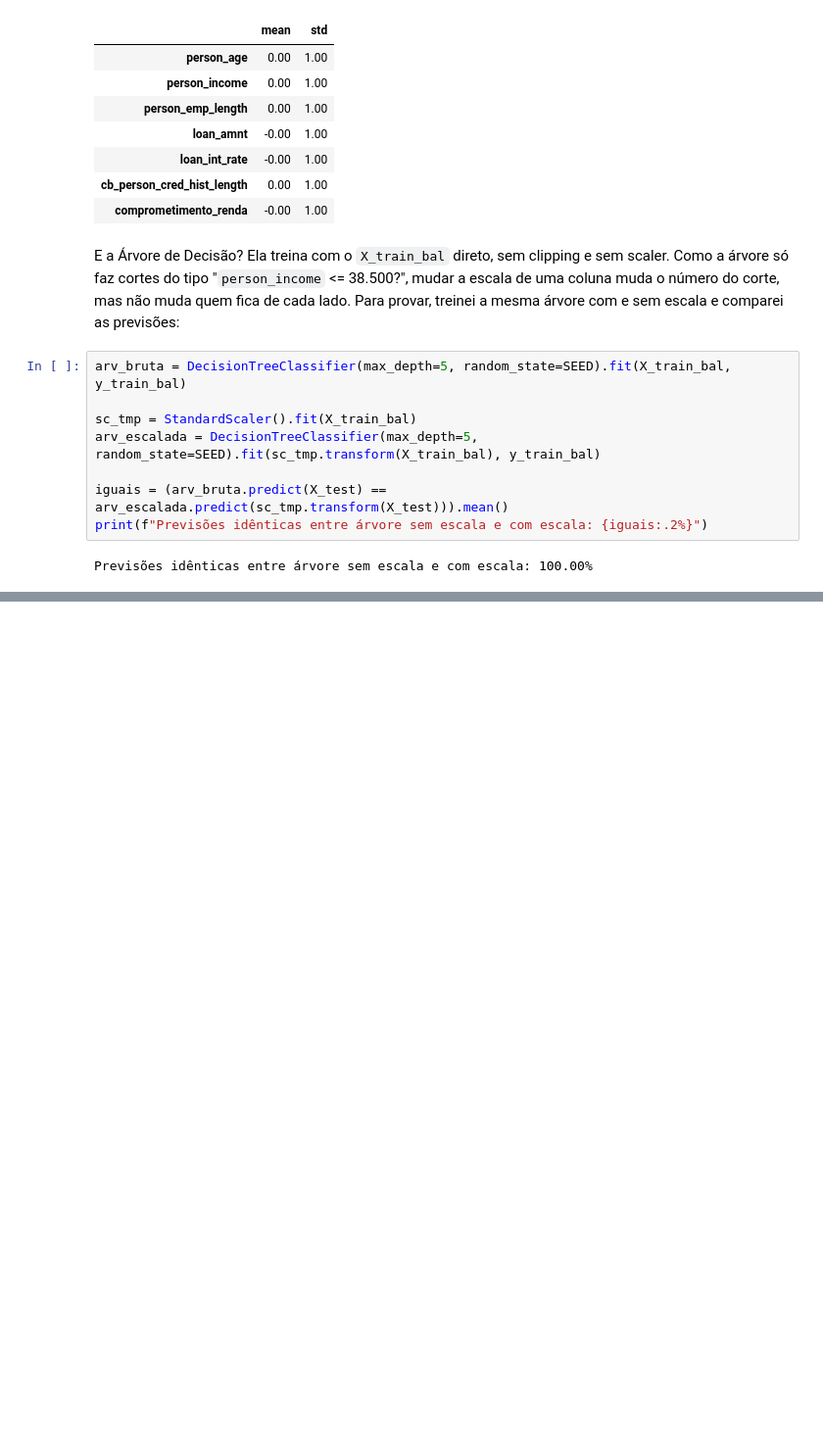
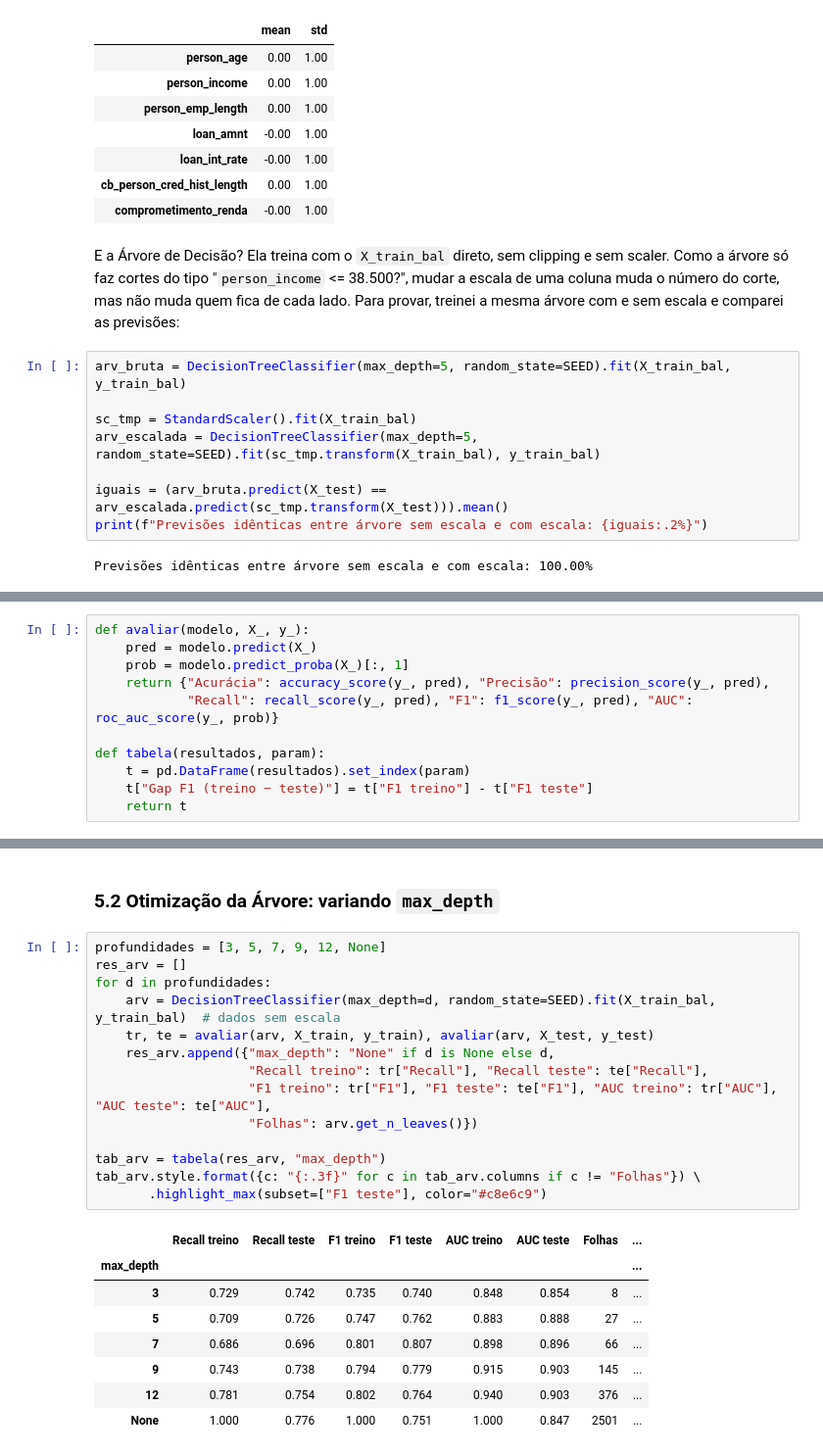
Before and after one commit to PaulaKinder/Machine-Learning-e-Visao-Computacional-T3-Projeto-Avaliativo-Modulo-1-, a Jupyter notebook: risco_credito.ipynb, the cells around one changed output, grey strips where cells are left out. Shown at 98% size. Drawn from its saved outputs; the diff is of its cells as text; blank space fills up the shorter version.

```diff
--- a/risco_credito.ipynb
+++ b/risco_credito.ipynb
@@ -541,0 +552,11 @@ Previsões idênticas entre árvore sem escala e com escala: 100.00%
+# %%
+def avaliar(modelo, X_, y_):
+    pred = modelo.predict(X_)
+    prob = modelo.predict_proba(X_)[:, 1]
+    return {"Acurácia": accuracy_score(y_, pred), "Precisão": precision_score(y_, pred),
+            "Recall": recall_score(y_, pred), "F1": f1_score(y_, pred), "AUC": roc_auc_score(y_, prob)}
+
+def tabela(resultados, param):
+    t = pd.DataFrame(resultados).set_index(param)
+    t["Gap F1 (treino − teste)"] = t["F1 treino"] - t["F1 teste"]
+    return t
@@ -541,0 +585,25 @@ Previsões idênticas entre árvore sem escala e com escala: 100.00%
+# %% [markdown]
+### 5.2 Otimização da Árvore: variando `max_depth`
+# %%
+profundidades = [3, 5, 7, 9, 12, None]
+res_arv = []
+for d in profundidades:
+    arv = DecisionTreeClassifier(max_depth=d, random_state=SEED).fit(X_train_bal, y_train_bal)  # dados sem escala
+    tr, te = avaliar(arv, X_train, y_train), avaliar(arv, X_test, y_test)
+    res_arv.append({"max_depth": "None" if d is None else d,
+                    "Recall treino": tr["Recall"], "Recall teste": te["Recall"],
+                    "F1 treino": tr["F1"], "F1 teste": te["F1"], "AUC treino": tr["AUC"], "AUC teste": te["AUC"],
+                    "Folhas": arv.get_n_leaves()})
+
+tab_arv = tabela(res_arv, "max_depth")
+tab_arv.style.format({c: "{:.3f}" for c in tab_arv.columns if c != "Folhas"}) \
+       .highlight_max(subset=["F1 teste"], color="#c8e6c9")
+# %% [output]
+|  | Recall treino | Recall teste | F1 treino | F1 teste | AUC treino | AUC teste | Folhas | ... |
+| max_depth |  |  |  |  |  |  |  | ... |
+| 3 | 0.729 | 0.742 | 0.735 | 0.740 | 0.848 | 0.854 | 8 | ... |
+| 5 | 0.709 | 0.726 | 0.747 | 0.762 | 0.883 | 0.888 | 27 | ... |
+| 7 | 0.686 | 0.696 | 0.801 | 0.807 | 0.898 | 0.896 | 66 | ... |
+| 9 | 0.743 | 0.738 | 0.794 | 0.779 | 0.915 | 0.903 | 145 | ... |
+| 12 | 0.781 | 0.754 | 0.802 | 0.764 | 0.940 | 0.903 | 376 | ... |
+| None | 1.000 | 0.776 | 1.000 | 0.751 | 1.000 | 0.847 | 2501 | ... |
```
Also changed, not shown: parts of 7 cells of this notebook, 1 other file.
